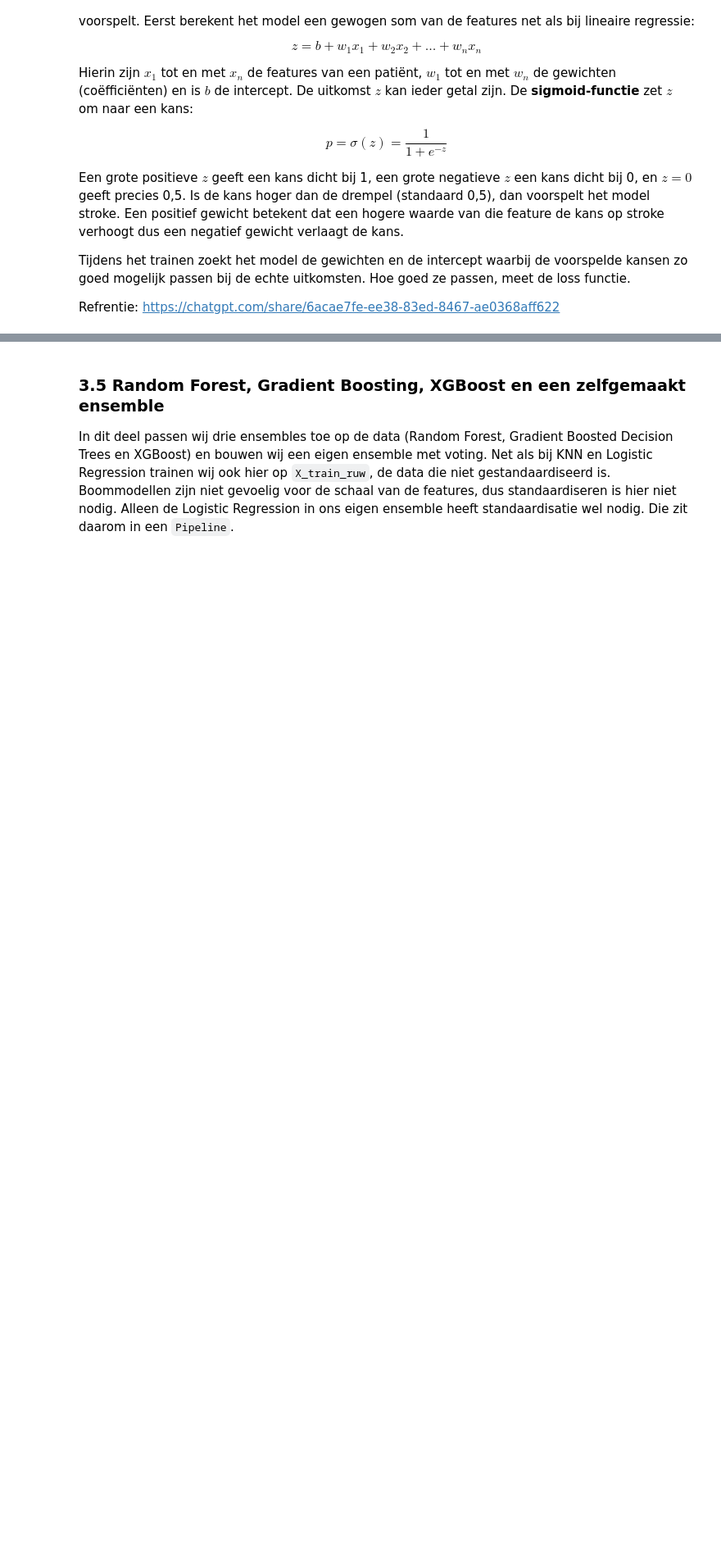
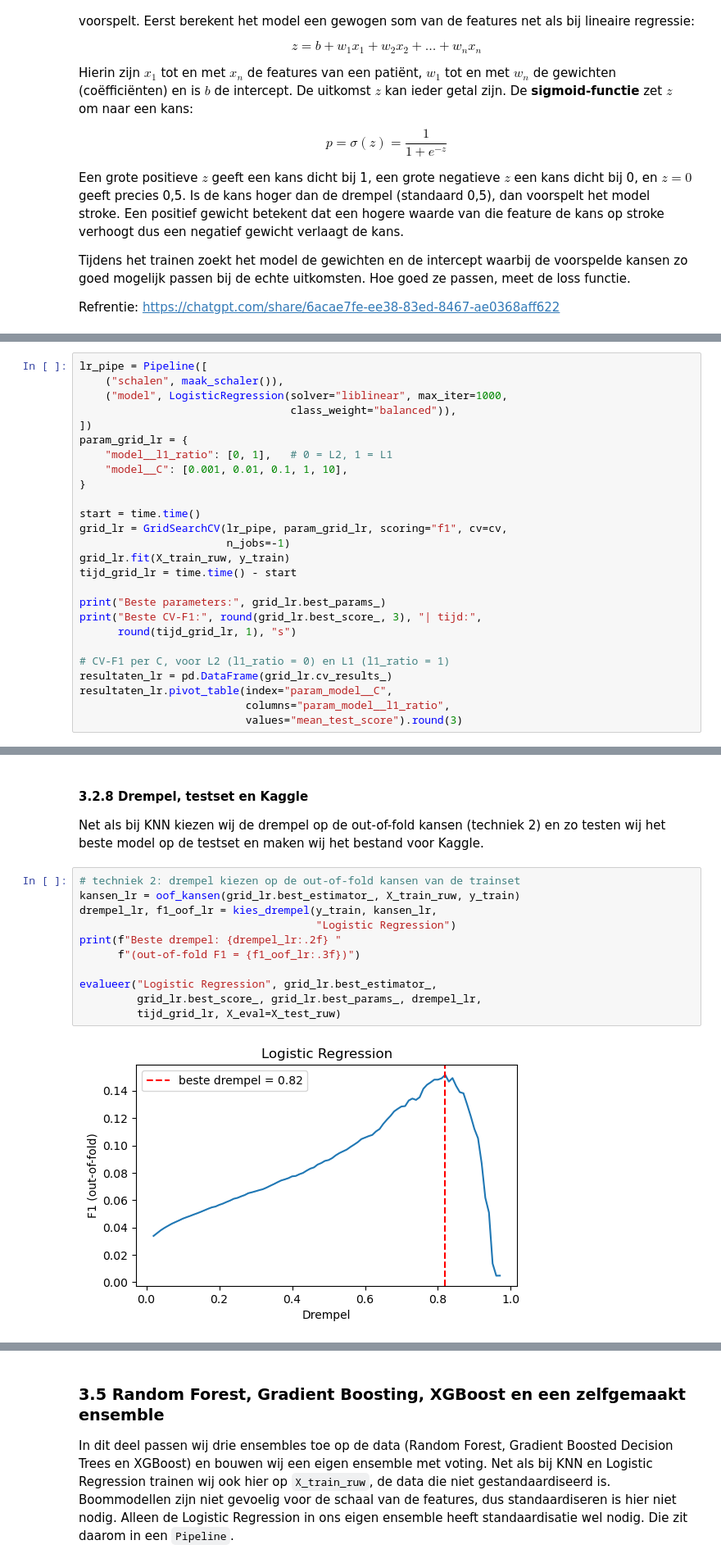
Before and after one commit to AlishaSR2k5/Machine-Learning-Portfolio-1, a Jupyter notebook: portfolio_opdracht_stroke.ipynb, the cells around one changed output, grey strips where cells are left out. Shown at 82% size. Saved outputs shown, nothing was run; the diff lists cells and outputs as text; blank space fills up the shorter version.

```diff
--- a/portfolio_opdracht_stroke.ipynb
+++ b/portfolio_opdracht_stroke.ipynb
@@ -1100,0 +1327,26 @@ Refrentie: https://chatgpt.com/share/6acae7fe-ee38-83ed-8467-ae0368aff622
+# %%
+lr_pipe = Pipeline([
+    ("schalen", maak_schaler()),
+    ("model", LogisticRegression(solver="liblinear", max_iter=1000,
+                                 class_weight="balanced")),
+])
+param_grid_lr = {
+    "model__l1_ratio": [0, 1],   # 0 = L2, 1 = L1
+    "model__C": [0.001, 0.01, 0.1, 1, 10],
+}
+
+start = time.time()
+grid_lr = GridSearchCV(lr_pipe, param_grid_lr, scoring="f1", cv=cv,
+                       n_jobs=-1)
+grid_lr.fit(X_train_ruw, y_train)
+tijd_grid_lr = time.time() - start
+
+print("Beste parameters:", grid_lr.best_params_)
+print("Beste CV-F1:", round(grid_lr.best_score_, 3), "| tijd:",
+      round(tijd_grid_lr, 1), "s")
+
+# CV-F1 per C, voor L2 (l1_ratio = 0) en L1 (l1_ratio = 1)
+resultaten_lr = pd.DataFrame(grid_lr.cv_results_)
+resultaten_lr.pivot_table(index="param_model__C",
+                          columns="param_model__l1_ratio",
+                          values="mean_test_score").round(3)
@@ -1100,0 +1363,17 @@ Refrentie: https://chatgpt.com/share/6acae7fe-ee38-83ed-8467-ae0368aff622
+# %% [markdown]
+#### 3.2.8 Drempel, testset en Kaggle
+
+Net als bij KNN kiezen wij de drempel op de out-of-fold kansen (techniek 2) en zo testen wij het beste model op de testset en maken wij het bestand voor Kaggle.
+# %%
+# techniek 2: drempel kiezen op de out-of-fold kansen van de trainset
+kansen_lr = oof_kansen(grid_lr.best_estimator_, X_train_ruw, y_train)
+drempel_lr, f1_oof_lr = kies_drempel(y_train, kansen_lr,
+                                     "Logistic Regression")
+print(f"Beste drempel: {drempel_lr:.2f} "
+      f"(out-of-fold F1 = {f1_oof_lr:.3f})")
+
+evalueer("Logistic Regression", grid_lr.best_estimator_,
+         grid_lr.best_score_, grid_lr.best_params_, drempel_lr,
+         tijd_grid_lr, X_eval=X_test_ruw)
+# %% [output]
+[figure, added]
```
Also changed, not shown: parts of 18 cells of this notebook.
